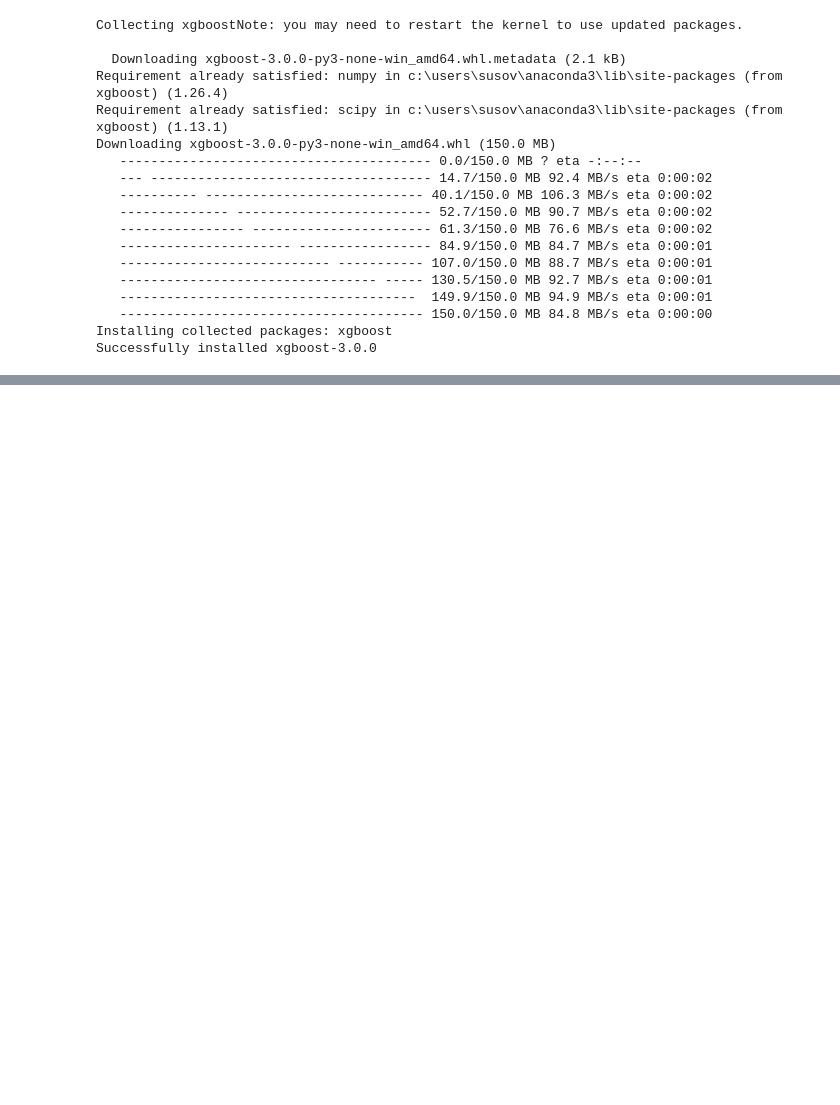
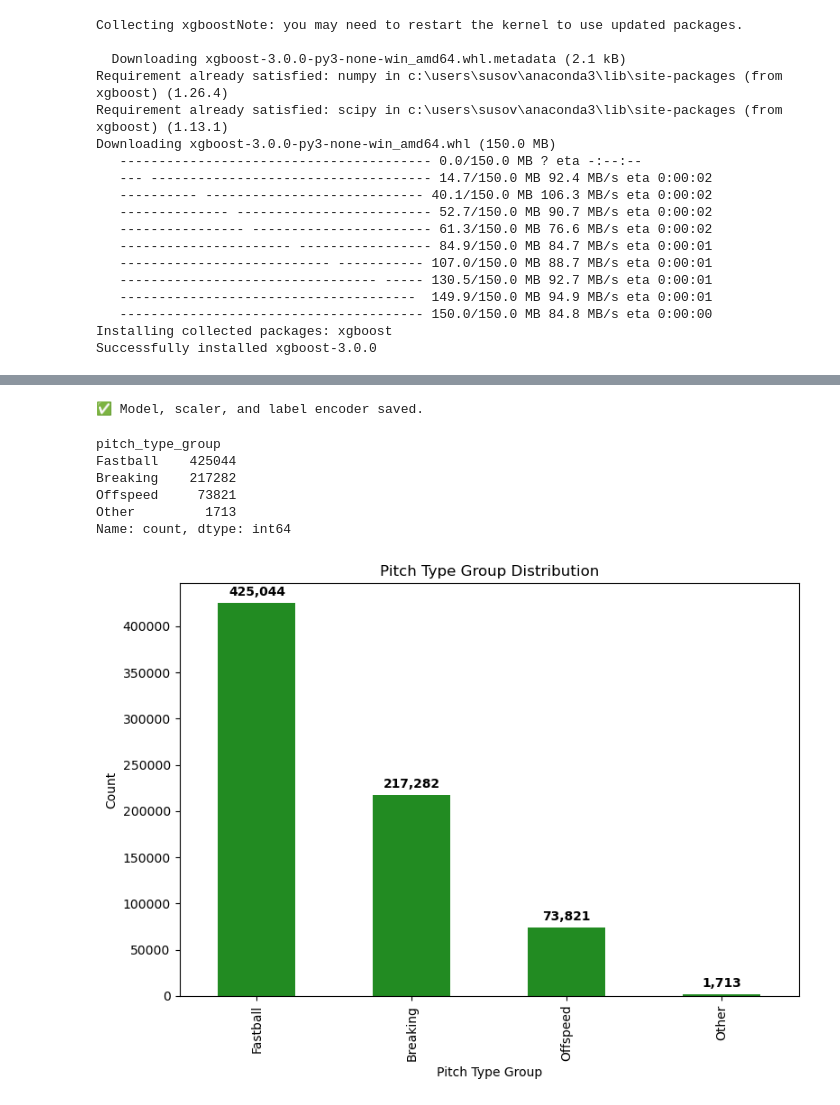
Before and after one commit to learned2/mlb-pitch, a Jupyter notebook: notebooks/train_model.ipynb, the cells around one changed output, grey strips where cells are left out. Cells and saved outputs as stored; diff of their text form; code cells hidden in the pictures; blank space fills up the shorter version.

```diff
--- a/notebooks/train_model.ipynb
+++ b/notebooks/train_model.ipynb
@@ -136,0 +143,36 @@ plt.show()
+# %%
+# Save model, scaler, and label encoder for Flask API
+joblib.dump(model, "../results/xgb_pitch_predictor_model.pkl")
+joblib.dump(scaler, "../results/scaler.pkl")
+joblib.dump(le_group, "../results/group_label_encoder.pkl")
+
+print("✅ Model, scaler, and label encoder saved.")
+# %% [output]
+✅ Model, scaler, and label encoder saved.
+# %%
+print(df['pitch_type_group'].value_counts())
+# %% [output]
+pitch_type_group
+Fastball    425044
+Breaking    217282
+Offspeed     73821
+Other         1713
+Name: count, dtype: int64
+# %%
+# Group counts
+pitch_counts = df['pitch_type_group'].value_counts()
+
+# Plot
+ax = pitch_counts.plot(kind='bar', color='forestgreen', figsize=(8, 6))
+plt.title("Pitch Type Group Distribution")
+plt.ylabel("Count")
+plt.xlabel("Pitch Type Group")
+
+# Add count labels above bars
+for i, v in enumerate(pitch_counts.values):
+    ax.text(i, v + 5000, f"{v:,}", ha='center', va='bottom', fontweight='bold')
+
+plt.tight_layout()
+plt.show()
+# %% [output]
+[figure, added]
```
Also changed, not shown: parts of 4 cells of this notebook, 12 other files.
